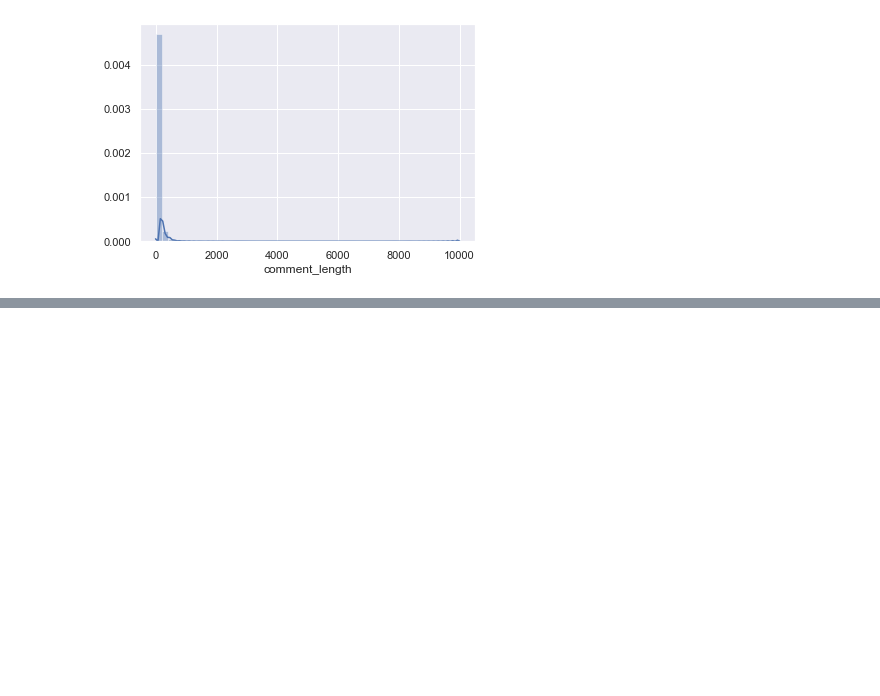
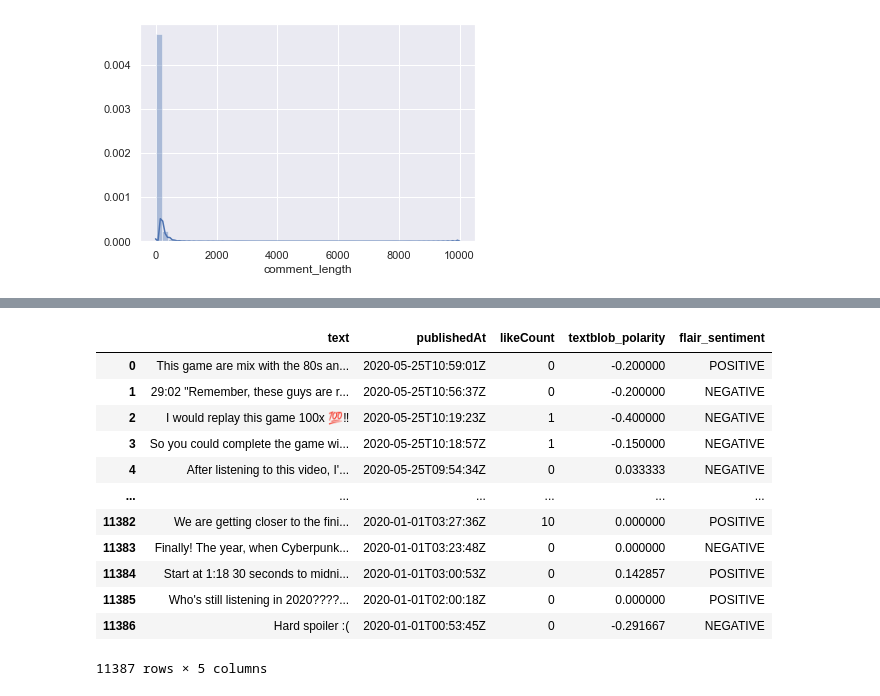
Before and after one commit to abrar-uddin/Cyberpunk-2077-Sentiment-Analysis, a Jupyter notebook: code/Cyberpunk Sentiment Analysis.ipynb, the cells around one changed output, grey strips where cells are left out. Cells and saved outputs as stored; diff of their text form; code cells hidden in the pictures; blank space fills up the shorter version.

Commit message:
streamlit start

```diff
--- a/code/Cyberpunk Sentiment Analysis.ipynb
+++ b/code/Cyberpunk Sentiment Analysis.ipynb
@@ -412,0 +463,37 @@ df.to_json('../data/sentiment_analysis.csv')
+# %%
+con = sqlite3.connect("sentiment_analysis_db.sqlite")
+table_2012 = pd.read_sql_query("SELECT text,publishedAt,likeCount, textblob_polarity, flair_sentiment  "
+                          "FROM sentiment_analysis WHERE publishedAt < 2013", con)
+table_2013 = pd.read_sql_query("SELECT text,publishedAt,likeCount, textblob_polarity, flair_sentiment  "
+                          "FROM sentiment_analysis WHERE publishedAt > 2013 AND publishedAt < 2014", con)
+table_2014 = pd.read_sql_query("SELECT text,publishedAt,likeCount, textblob_polarity, flair_sentiment  "
+                          "FROM sentiment_analysis WHERE publishedAt > 2014 AND publishedAt < 2015", con)
+table_2015 = pd.read_sql_query("SELECT text,publishedAt,likeCount, textblob_polarity, flair_sentiment  "
+                          "FROM sentiment_analysis WHERE publishedAt > 2015 AND publishedAt < 2016", con)
+table_2016 = pd.read_sql_query("SELECT text,publishedAt,likeCount, textblob_polarity, flair_sentiment  "
+                          "FROM sentiment_analysis WHERE publishedAt > 2016 AND publishedAt < 2017", con)
+table_2017 = pd.read_sql_query("SELECT text,publishedAt,likeCount, textblob_polarity, flair_sentiment  "
+                          "FROM sentiment_analysis WHERE publishedAt > 2017 AND publishedAt < 2018", con)
+table_2018 = pd.read_sql_query("SELECT text,publishedAt,likeCount, textblob_polarity, flair_sentiment  "
+                          "FROM sentiment_analysis WHERE publishedAt > 2018 AND publishedAt < 2019", con)
+table_2019 = pd.read_sql_query("SELECT text,publishedAt,likeCount, textblob_polarity, flair_sentiment  "
+                          "FROM sentiment_analysis WHERE publishedAt > 2019 AND publishedAt < 2020", con)
+table_2020 = pd.read_sql_query("SELECT text,publishedAt,likeCount, textblob_polarity, flair_sentiment  "
+                          "FROM sentiment_analysis WHERE publishedAt > 2020", con)
+con.close()
+# %%
+table_2020
+# %% [output]
+|  | text | publishedAt | likeCount | textblob_polarity | flair_sentiment |
+| 0 | This game are mix with the 80s an... | 2020-05-25T10:59:01Z | 0 | -0.200000 | POSITIVE |
+| 1 | 29:02 "Remember, these guys are r... | 2020-05-25T10:56:37Z | 0 | -0.200000 | NEGATIVE |
+| 2 | I would replay this game 100x 💯‼ | 2020-05-25T10:19:23Z | 1 | -0.400000 | NEGATIVE |
+| 3 | So you could complete the game wi... | 2020-05-25T10:18:57Z | 1 | -0.150000 | NEGATIVE |
+| 4 | After listening to this video, I'... | 2020-05-25T09:54:34Z | 0 | 0.033333 | NEGATIVE |
+| ... | ... | ... | ... | ... | ... |
+| 11382 | We are getting closer to the fini... | 2020-01-01T03:27:36Z | 10 | 0.000000 | POSITIVE |
+| 11383 | Finally! The year, when Cyberpunk... | 2020-01-01T03:23:48Z | 0 | 0.000000 | NEGATIVE |
+| 11384 | Start at 1:18 30 seconds to midni... | 2020-01-01T03:00:53Z | 0 | 0.142857 | POSITIVE |
+| 11385 | Who's still listening in 2020????... | 2020-01-01T02:00:18Z | 0 | 0.000000 | POSITIVE |
+| 11386 | Hard spoiler :( | 2020-01-01T00:53:45Z | 0 | -0.291667 | NEGATIVE |
+11387 rows × 5 columns
```
Also changed, not shown: parts of 21 cells of this notebook, 2 other files.
